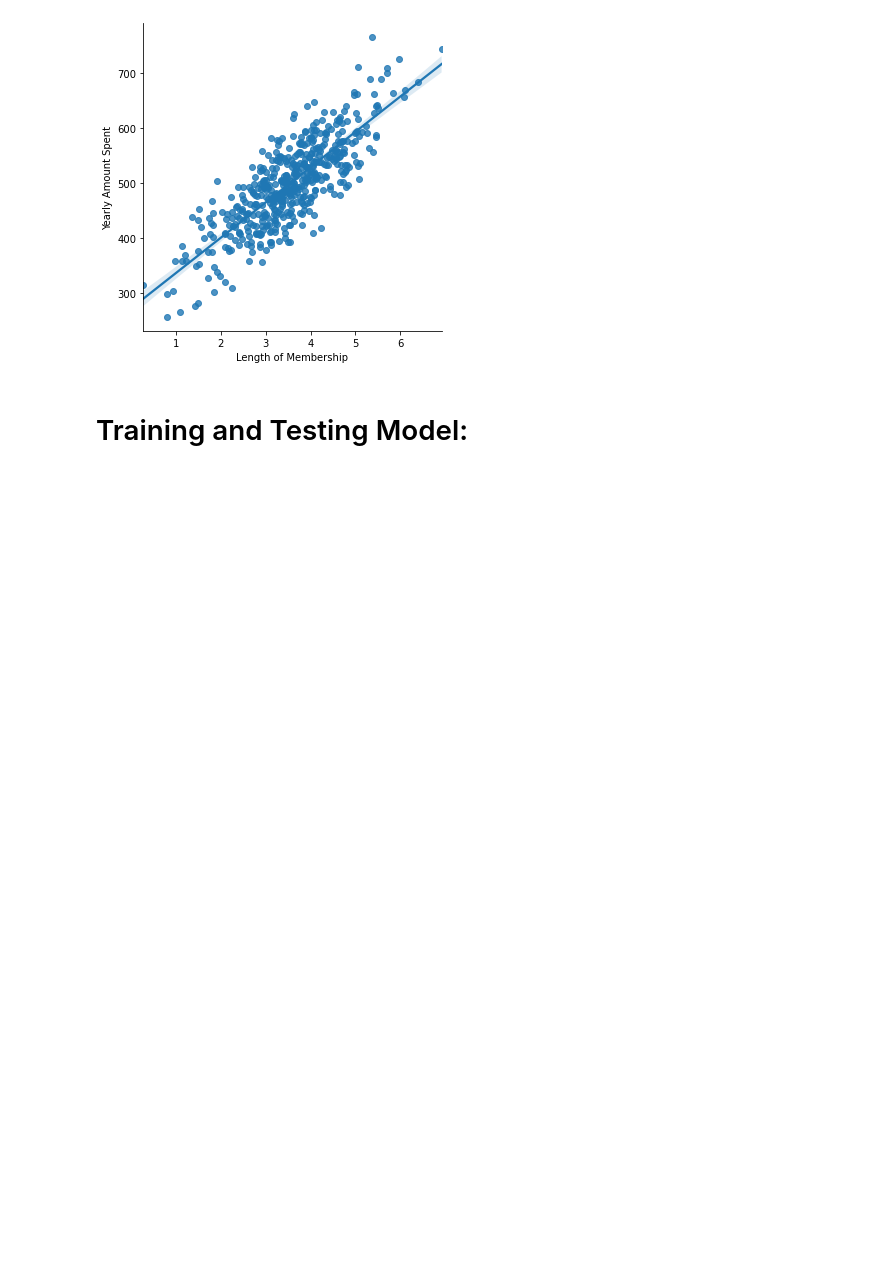
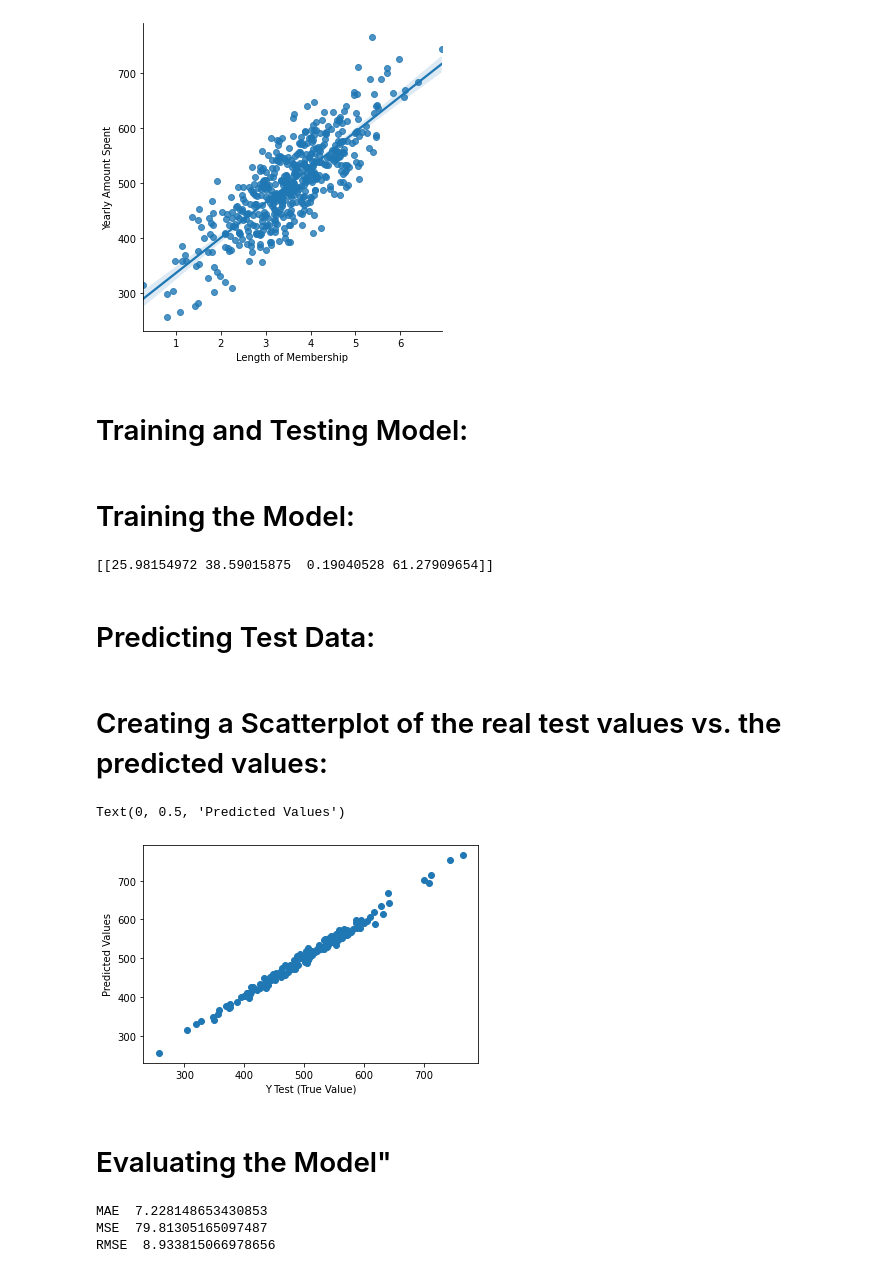
Before and after one commit to mzrahman9/E-Commerce-Investment, a Jupyter notebook: E-Commerce Investment.ipynb, the cells around one changed output. Cells and saved outputs as stored; diff of their text form; code cells hidden in the pictures; blank space fills up the shorter version.

```diff
--- a/New Notebook Code.ipynb
+++ b/E-Commerce Investment.ipynb
@@ -139,2 +86,37 @@ sns.lmplot(data=customers,x='Length of Membership',y='Yearly Amount Spent')
 # %% [markdown]
 # Training and Testing Model:
+# %%
+X = customers[['Avg. Session Length', 'Time on App', 'Time on Website', 'Length of Membership']]
+y = customers[['Yearly Amount Spent']]
+X_train, X_test, y_train, y_test = train_test_split(X, y, test_size=0.3, random_state=101)
+# %% [markdown]
+# Training the Model:
+# %%
+lm = LinearRegression()
+lm.fit(X_train,y_train)
+print(lm.coef_)
+# %% [output]
+[[25.98154972 38.59015875  0.19040528 61.27909654]]
+# %% [markdown]
+# Predicting Test Data:
+# %%
+predictions = lm.predict(X_test)
+# %% [markdown]
+# Creating a Scatterplot of the real test values vs. the predicted values:
+# %%
+plt.scatter(y_test,predictions)
+plt.xlabel("Y Test (True Value)")
+plt.ylabel("Predicted Values")
+# %% [output]
+Text(0, 0.5, 'Predicted Values')
+[figure, added]
+# %% [markdown]
+# Evaluating the Model"
+# %%
+print('MAE ',metrics.mean_absolute_error(y_test,predictions))
+print('MSE ',metrics.mean_squared_error(y_test,predictions))
+print('RMSE ',np.sqrt(metrics.mean_squared_error(y_test,predictions)))
+# %% [output]
+MAE  7.228148653430853
+MSE  79.81305165097487
+RMSE  8.933815066978656
```
Also changed, not shown: parts of 7 cells of this notebook, 7 other files.
